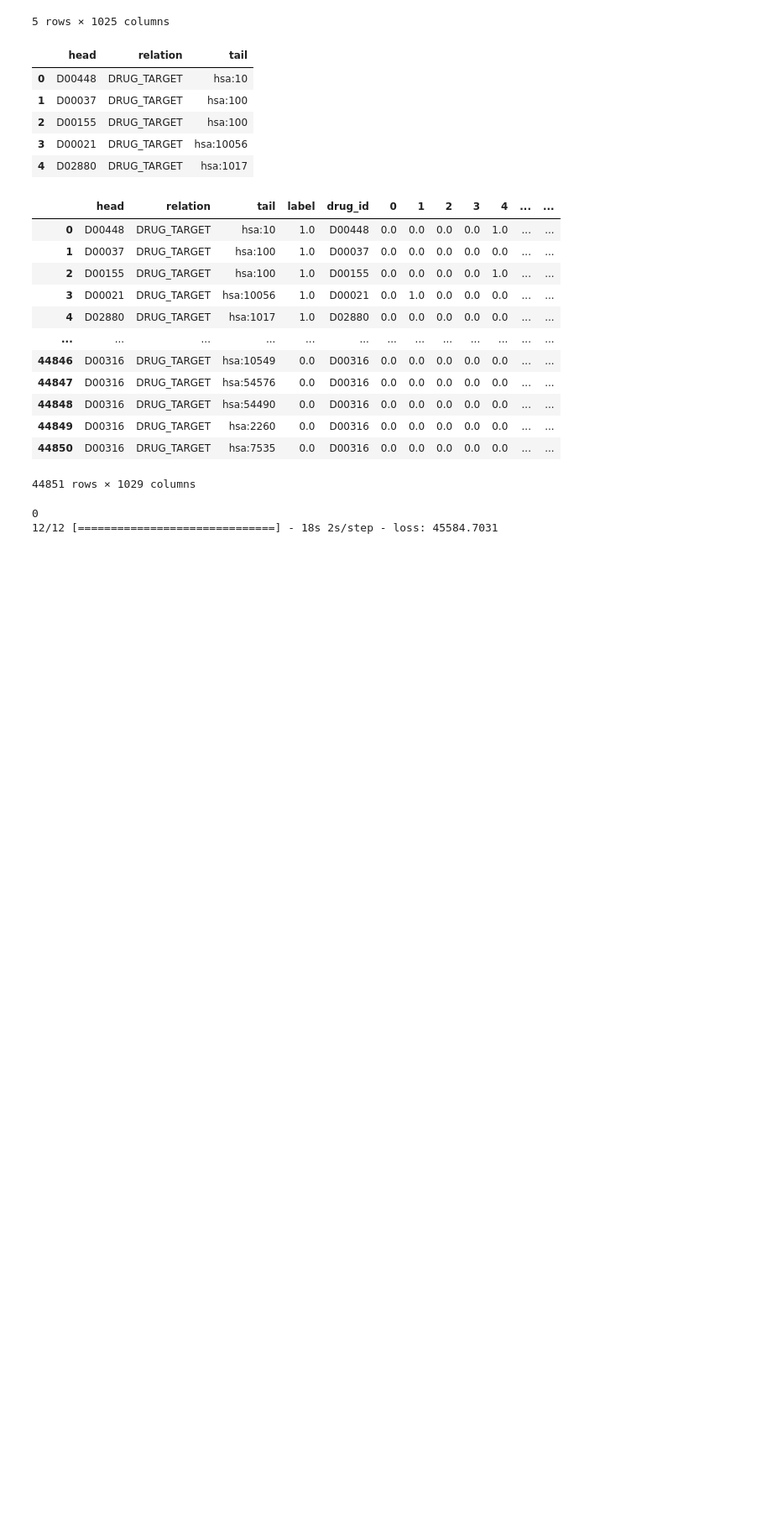
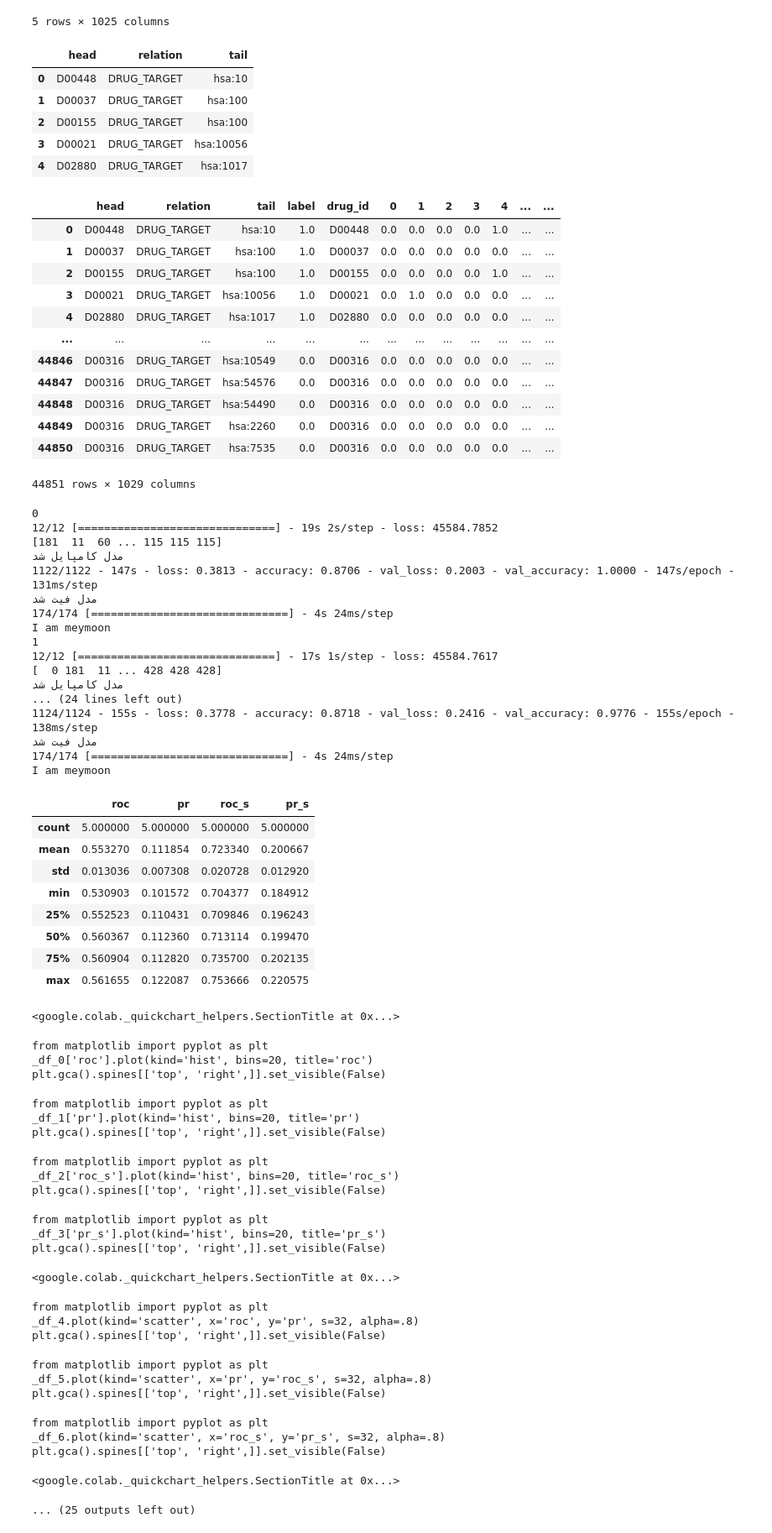
Before and after one commit to sanaaria/Master-thesis, a Jupyter notebook: KGE_NFM_&_NFM.ipynb, the cells around one changed output. Shown at 84% size. Cells and saved outputs as stored; diff of their text form; code cells hidden in the pictures; blank space fills up the shorter version.

```diff
--- a/KGE_NFM_&_NFM.ipynb
+++ b/KGE_NFM_&_NFM.ipynb
@@ -781,14 +743,14 @@ def get_nfm_input(re_train_all, re_test_all, train_feats, test_feats, train_des,
                      'feats':train_all_feats_scaled,
                      #'des':train_des
                     }
-    train_model_input=np.array(train_model_input)
+    # train_model_input=np.array(train_model_input)
     #The next line creates a dictionary for the testing model input
     test_model_input = {'head':head_le.transform(re_test_all['head'].values),
                     'tail':tail_le.transform(re_test_all['tail'].values),
                     'feats':test_all_feats_scaled,
                     # 'des':test_des
                     }
-    test_model_input=np.array(test_model_input)
+    # test_model_input=np.array(test_model_input)
     return feature_columns, train_model_input, test_model_input
 # %%
 # import tensorflow as tf
@@ -1088,13 +1045,22 @@ def train(i,test_num_neg,train_num_neg,embedding_dim,n_components,use_pro,patien
                                                                     train_dense_features,test_dense_features,
                                                                     train_des,test_des,
                                                                     embedding_dim,n_components)
-    print("Hello gov")
-    print(train_model_input.shape)
+    # print("Hello gov")
+    # print('feature_columns:',feature_columns[:5])
+    # print('train_model_input:',train_model_input)
+    # print('train_label:',train_label)
+    # print('test_model_input:',test_model_input(5))
+    # print('test_label:',test_label(5))
 
+
+    train_label = np.array(train_label)
+    test_label = np.array(test_label)
+
+    print(train_model_input["head"])
     # print("test_model_input",test_model_input)
     # print(type(test_model_input))
     # This function trains the NFM model on the train data and evaluates its performance on the test data.
-    # roc_nfm,pr_nfm,pred_y = train_conv_conv_fc(feature_columns,train_model_input,train_label,test_model_input,test_label,patience)
+    roc_nfm,pr_nfm,pred_y = train_conv_conv_fc(train_model_input,train_label,test_model_input,test_label,patience)
 
     #This function returns a tuple of values:
 
@@ -1133,7 +1099,7 @@ ROC_s = []
 PR_s = []
 
 #For loop iterates through the 10 runs.
-for i in range(10):
+for i in range(5):
 
   # print(i) prints the current iteration of the for loop.
     print(i)
@@ -1142,31 +1108,80 @@ for i in range(10):
     #given number of features (50), given number of embeddings (200), given whether to use attention or not (True), and given the length of the session sequence (10).
     # It returns several metrics and arrays of user and item embeddings.
     roc,pr,roc_s,pr_s,re_train_all,train_label,re_test_all,test_label,pred_y = train(i,10,10,50,200,True,10)  #stores the return values of the train() function into variables.
 
     #assign the ground truth labels (train_label and test_label) to the respective users in the train and test sets.
     re_train_all['label'] = train_label
     re_test_all['label'] = test_label
 
     #re_test_all['pred'] = pred_y stores the predicted ratings (pred_y) for each user in the test set.
     re_test_all['pred'] = pred_y
 
     #ROC.append(roc), PR.append(pr), ROC_s.append(roc_s), PR_s.append(pr_s) append the ROC, PR, ROC_s, and PR_s values to their respective lists for each fold.
     ROC.append(roc)
     PR.append(pr)
     ROC_s.append(roc_s)
     PR_s.append(pr_s)
 
 #creates an empty pandas DataFrame.
 stable_metrics = pd.DataFrame()
 
 # store the ROC, PR, ROC_s, and PR_s values in the respective columns of the DataFrame.
 stable_metrics['roc'] = ROC
 stable_metrics['pr'] = PR
 stable_metrics['roc_s'] = ROC_s
 stable_metrics['pr_s'] = PR_s
 
 #prints the summary statistics of the metrics.
 stable_metrics.describe()
 # %% [output]
 0
-12/12 [==============================] - 18s 2s/step - loss: 45584.7031
+12/12 [==============================] - 19s 2s/step - loss: 45584.7852
+[181  11  60 ... 115 115 115]
+مدل کامپایل شد
+1122/1122 - 147s - loss: 0.3813 - accuracy: 0.8706 - val_loss: 0.2003 - val_accuracy: 1.0000 - 147s/epoch - 131ms/step
+مدل فیت شد
+174/174 [==============================] - 4s 24ms/step
+I am meymoon
+1
+12/12 [==============================] - 17s 1s/step - loss: 45584.7617
+[  0 181  11 ... 428 428 428]
+مدل کامپایل شد
+... (24 lines left out)
+1124/1124 - 155s - loss: 0.3778 - accuracy: 0.8718 - val_loss: 0.2416 - val_accuracy: 0.9776 - 155s/epoch - 138ms/step
+مدل فیت شد
+174/174 [==============================] - 4s 24ms/step
+I am meymoon
+|  | roc | pr | roc_s | pr_s |
+| count | 5.000000 | 5.000000 | 5.000000 | 5.000000 |
+| mean | 0.553270 | 0.111854 | 0.723340 | 0.200667 |
+| std | 0.013036 | 0.007308 | 0.020728 | 0.012920 |
+| min | 0.530903 | 0.101572 | 0.704377 | 0.184912 |
+| 25% | 0.552523 | 0.110431 | 0.709846 | 0.196243 |
+| 50% | 0.560367 | 0.112360 | 0.713114 | 0.199470 |
+| 75% | 0.560904 | 0.112820 | 0.735700 | 0.202135 |
+| max | 0.561655 | 0.122087 | 0.753666 | 0.220575 |
+<google.colab._quickchart_helpers.SectionTitle at 0x...>
+from matplotlib import pyplot as plt
+_df_0['roc'].plot(kind='hist', bins=20, title='roc')
+plt.gca().spines[['top', 'right',]].set_visible(False)
+from matplotlib import pyplot as plt
+_df_1['pr'].plot(kind='hist', bins=20, title='pr')
+plt.gca().spines[['top', 'right',]].set_visible(False)
+from matplotlib import pyplot as plt
+_df_2['roc_s'].plot(kind='hist', bins=20, title='roc_s')
+plt.gca().spines[['top', 'right',]].set_visible(False)
+from matplotlib import pyplot as plt
+_df_3['pr_s'].plot(kind='hist', bins=20, title='pr_s')
+plt.gca().spines[['top', 'right',]].set_visible(False)
+<google.colab._quickchart_helpers.SectionTitle at 0x...>
+from matplotlib import pyplot as plt
+_df_4.plot(kind='scatter', x='roc', y='pr', s=32, alpha=.8)
+plt.gca().spines[['top', 'right',]].set_visible(False)
+from matplotlib import pyplot as plt
+_df_5.plot(kind='scatter', x='pr', y='roc_s', s=32, alpha=.8)
+plt.gca().spines[['top', 'right',]].set_visible(False)
+from matplotlib import pyplot as plt
+_df_6.plot(kind='scatter', x='roc_s', y='pr_s', s=32, alpha=.8)
+plt.gca().spines[['top', 'right',]].set_visible(False)
+<google.colab._quickchart_helpers.SectionTitle at 0x...>
+... (25 outputs left out)
```
Also changed, not shown: parts of 9 cells of this notebook.
